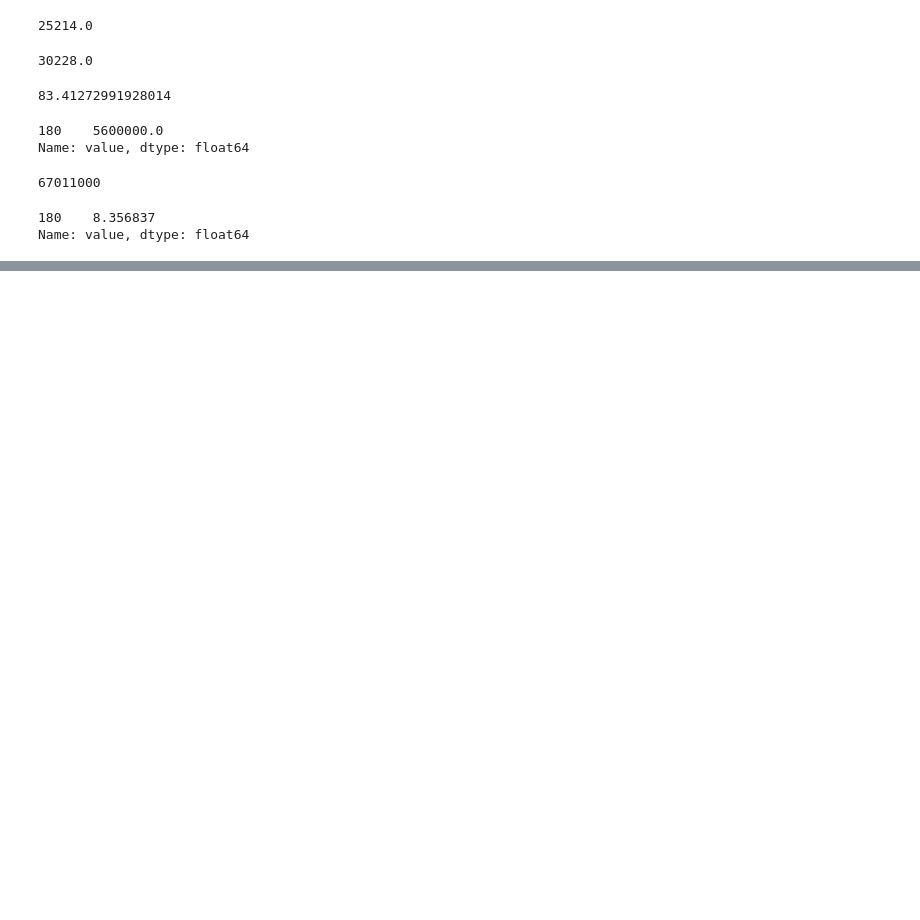
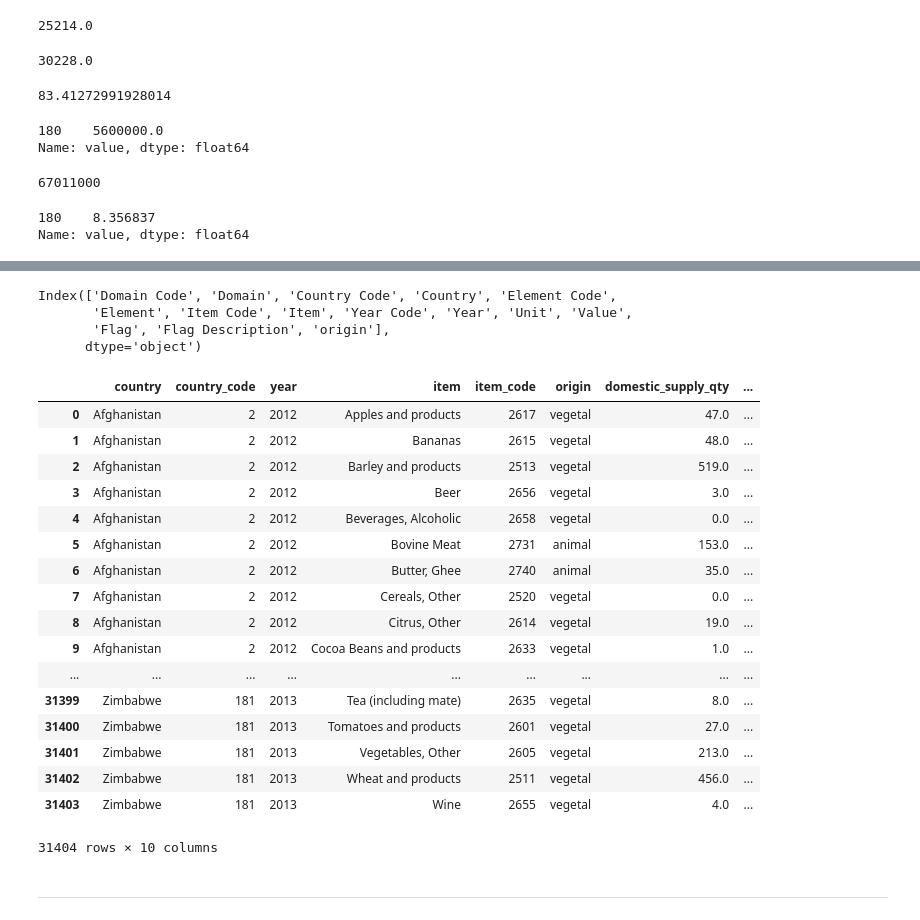
Before and after one commit to Sh4mSh4m/OCR_DA_proj3, a Jupyter notebook: projet3_fao.ipynb, the cells around one changed output, grey strips where cells are left out. Drawn from its saved outputs; the diff is of its cells as text; code cells hidden in the pictures; blank space fills up the shorter version.

```diff
--- a/projet3_fao.ipynb
+++ b/projet3_fao.ipynb
@@ -1050,0 +1083,58 @@ Name: value, dtype: float64
+# %%
+q16_ani = pd.read_csv("q16_ani.csv")
+q16_ani['origin'] = "animal"
+q16_veg = pd.read_csv("q16_veg.csv")
+q16_veg['origin'] = "vegetal"
+q16_temp = q16_ani.append(q16_veg)
+q16_temp.columns
+# %% [output]
+Index(['Domain Code', 'Domain', 'Country Code', 'Country', 'Element Code',
+       'Element', 'Item Code', 'Item', 'Year Code', 'Year', 'Unit', 'Value',
+       'Flag', 'Flag Description', 'origin'],
+      dtype='object')
+# %%
+q16_temp.columns = [
+    'domain_code',
+    'domain',
+    'country_code',
+    'country',
+    'element_code',
+    'element',
+    'item_code',
+    'item',
+    'year_code',
+    'year',
+    'unit',
+    'value',
+    'flag',
+    'flag_description',
+    'origin'
+]
+q16_table = q16_temp.pivot_table(
+    index = ["country", "country_code", "year", "item", "item_code", "origin"],
+    columns= ["element"],
+    values = ["value"]
+)
+# %%
+q16_table.columns = ["domestic_supply_qty", "fat_supply_gcapitaday", "food_supply_kcalcapitaday", "protein_supply_gcapitaday"]
+q16_table.reset_index(inplace=True)
+q16_table
+# %% [output]
+|  | country | country_code | year | item | item_code | origin | domestic_supply_qty | ... |
+| 0 | Afghanistan | 2 | 2012 | Apples and products | 2617 | vegetal | 47.0 | ... |
+| 1 | Afghanistan | 2 | 2012 | Bananas | 2615 | vegetal | 48.0 | ... |
+| 2 | Afghanistan | 2 | 2012 | Barley and products | 2513 | vegetal | 519.0 | ... |
+| 3 | Afghanistan | 2 | 2012 | Beer | 2656 | vegetal | 3.0 | ... |
+| 4 | Afghanistan | 2 | 2012 | Beverages, Alcoholic | 2658 | vegetal | 0.0 | ... |
+| 5 | Afghanistan | 2 | 2012 | Bovine Meat | 2731 | animal | 153.0 | ... |
+| 6 | Afghanistan | 2 | 2012 | Butter, Ghee | 2740 | animal | 35.0 | ... |
+| 7 | Afghanistan | 2 | 2012 | Cereals, Other | 2520 | vegetal | 0.0 | ... |
+| 8 | Afghanistan | 2 | 2012 | Citrus, Other | 2614 | vegetal | 19.0 | ... |
+| 9 | Afghanistan | 2 | 2012 | Cocoa Beans and products | 2633 | vegetal | 1.0 | ... |
+| ... | ... | ... | ... | ... | ... | ... | ... | ... |
+| 31399 | Zimbabwe | 181 | 2013 | Tea (including mate) | 2635 | vegetal | 8.0 | ... |
+| 31400 | Zimbabwe | 181 | 2013 | Tomatoes and products | 2601 | vegetal | 27.0 | ... |
+| 31401 | Zimbabwe | 181 | 2013 | Vegetables, Other | 2605 | vegetal | 213.0 | ... |
+| 31402 | Zimbabwe | 181 | 2013 | Wheat and products | 2511 | vegetal | 456.0 | ... |
+| 31403 | Zimbabwe | 181 | 2013 | Wine | 2655 | vegetal | 4.0 | ... |
+31404 rows × 10 columns
@@ -1050,0 +1143,2 @@ Name: value, dtype: float64
+# %% [markdown]
+-------
```
Also changed, not shown: parts of 23 cells of this notebook, 11 other files.
